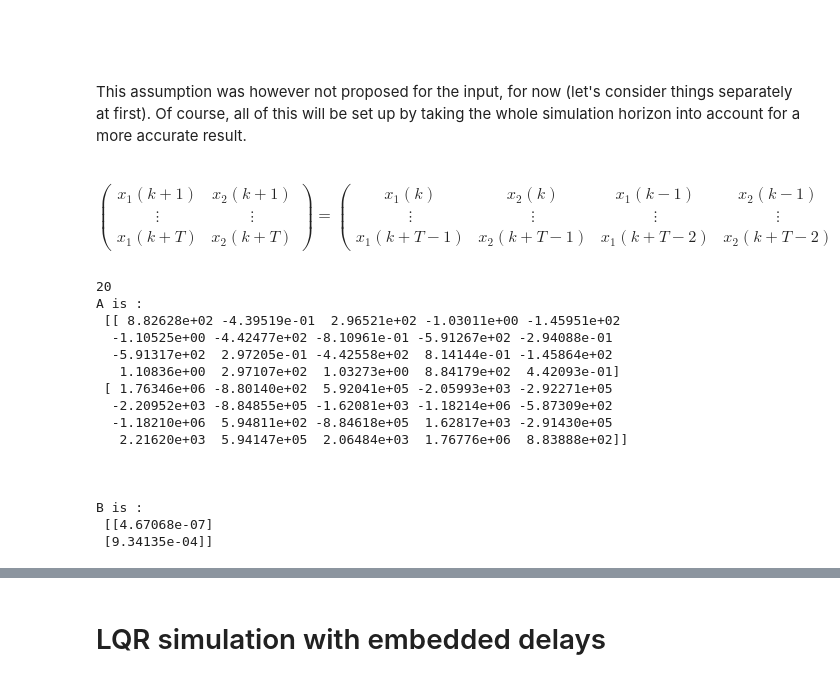
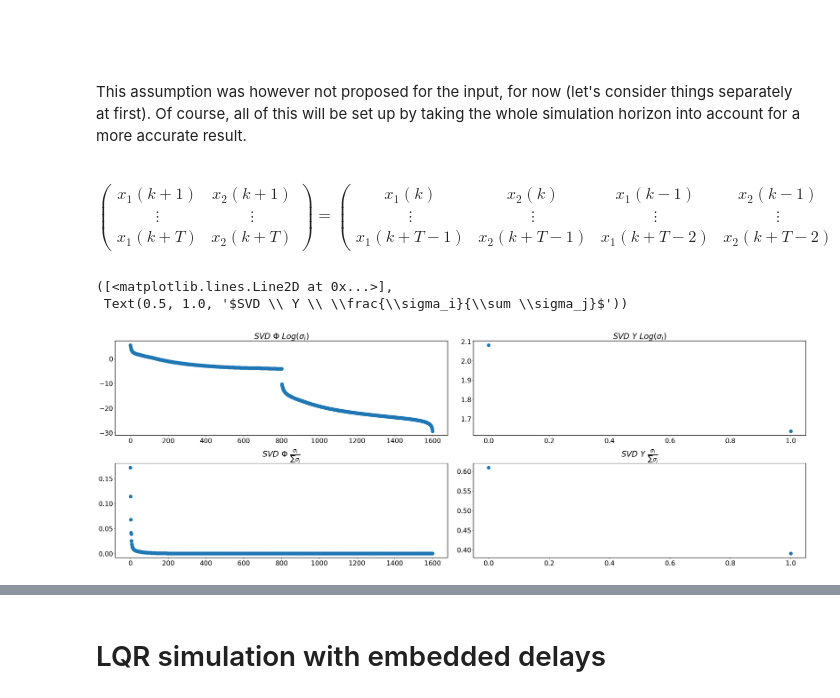
Before and after one commit to CedricFont/Subspace-learning-for-robot-application, a Jupyter notebook: LQR simulation/PendulumDelayEmbeddings.ipynb, the cells around one changed output, grey strips where cells are left out. Saved outputs shown, nothing was run; the diff lists cells and outputs as text; code cells hidden in the pictures.

```diff
--- a/LQR simulation/PendulumDelayEmbeddings.ipynb
+++ b/LQR simulation/PendulumDelayEmbeddings.ipynb
@@ -73,28 +74,20 @@ $$ \begin{pmatrix} x_1(k+1) \\ x_2(k+1) \end{pmatrix} = \begin{pmatrix} A_{11} &
 This assumption was however not proposed for the input, for now (let's consider things separately at first). Of course, all of this will be set up by taking the whole simulation horizon into account for a more accurate result.<br><br>
 
 $$ \begin{pmatrix} x_1(k+1) & x_2(k+1) \\ \vdots & \vdots \\ x_1(k+T) & x_2(k+T) \end{pmatrix} = \begin{pmatrix} x_1(k) & x_2(k) & x_1(k-1) & x_2(k-1) & \cdots & x_1(k-\tau) & x_2(k-\tau) & u(k) & \cdots & u(k-\tau) \\ \vdots & \vdots & \vdots & \vdots & \ddots & \vdots & \vdots & \vdots & \ddots & \vdots \\ x_1(k+T-1) & x_2(k+T-1) & x_1(k+T-2) & x_2(k+T-2) & \cdots & x_1(k+T-1-\tau) & x_2(k+T-1-\tau) & u(T-1) & \cdots & u(T-1-\tau) \end{pmatrix} \begin{pmatrix} A_{11} & A_{21} \\ A_{12} & A_{22} \\ B_1 & B_2 \end{pmatrix} $$
-# %%
-horizon = np.int(len(pend1.T)/2) # Trajectory planning horizon
-tau = 10 # Maximum delay allowed
-
-DLS1 = DelayedLeastSquare(pend1.X, tau, horizon, pend1.U[:], nb_u=1)
-DLS1.solve()
-print(DLS1.A.shape[1])
-print('A is : \n',DLS1.A,'\n\n\n\nB is : \n',DLS1.B)
-# %% [output]
-20
-A is :
- [[ 8.82628e+02 -4.39519e-01  2.96521e+02 -1.03011e+00 -1.45951e+02
-  -1.10525e+00 -4.42477e+02 -8.10961e-01 -5.91267e+02 -2.94088e-01
-  -5.91317e+02  2.97205e-01 -4.42558e+02  8.14144e-01 -1.45864e+02
-   1.10836e+00  2.97107e+02  1.03273e+00  8.84179e+02  4.42093e-01]
- [ 1.76346e+06 -8.80140e+02  5.92041e+05 -2.05993e+03 -2.92271e+05
-  -2.20952e+03 -8.84855e+05 -1.62081e+03 -1.18214e+06 -5.87309e+02
-  -1.18210e+06  5.94811e+02 -8.84618e+05  1.62817e+03 -2.91430e+05
-   2.21620e+03  5.94147e+05  2.06484e+03  1.76776e+06  8.83888e+02]]
-
-
-
-B is :
- [[4.67068e-07]
- [9.34135e-04]]
+# %%
+pend = pend1
+horizon = np.int(len(pend.T)/2) # Trajectory planning horizon
+tau = 800 # Maximum delay allowed
+
+DLS1 = DelayedLeastSquare(pend.X, tau, horizon, pend.U[:], nb_u=1)
+DLS1.SVD()
+plt.rcParams['font.size'] = 20
+fig, ax = plt.subplots(2, 2, constrained_layout = True, figsize=(30,10))
+ax[0,0].plot(np.log(DLS1.S), 'o', markersize=10), ax[0,0].set_title(r'$SVD \ \Phi \ Log(\sigma_i)$')
+ax[1,0].plot(DLS1.S/np.sum(DLS1.S), 'o', markersize=10), ax[1,0].set_title(r'$SVD \ \Phi \ \frac{\sigma_i}{\sum \sigma_j}$')
+ax[0,1].plot(np.log(DLS1.S_y), 'o', markersize=10), ax[0,1].set_title(r'$SVD \ Y \ Log(\sigma_i)$')
+ax[1,1].plot(DLS1.S_y/np.sum(DLS1.S_y), 'o', markersize=10), ax[1,1].set_title(r'$SVD \ Y \ \frac{\sigma_i}{\sum \sigma_j}$')
+# %% [output]
+([<matplotlib.lines.Line2D at 0x...>],
+ Text(0.5, 1.0, '$SVD \\ Y \\ \\frac{\\sigma_i}{\\sum \\sigma_j}$'))
+[figure, added]
```
Also changed, not shown: parts of 11 cells of this notebook, 1 other file.
